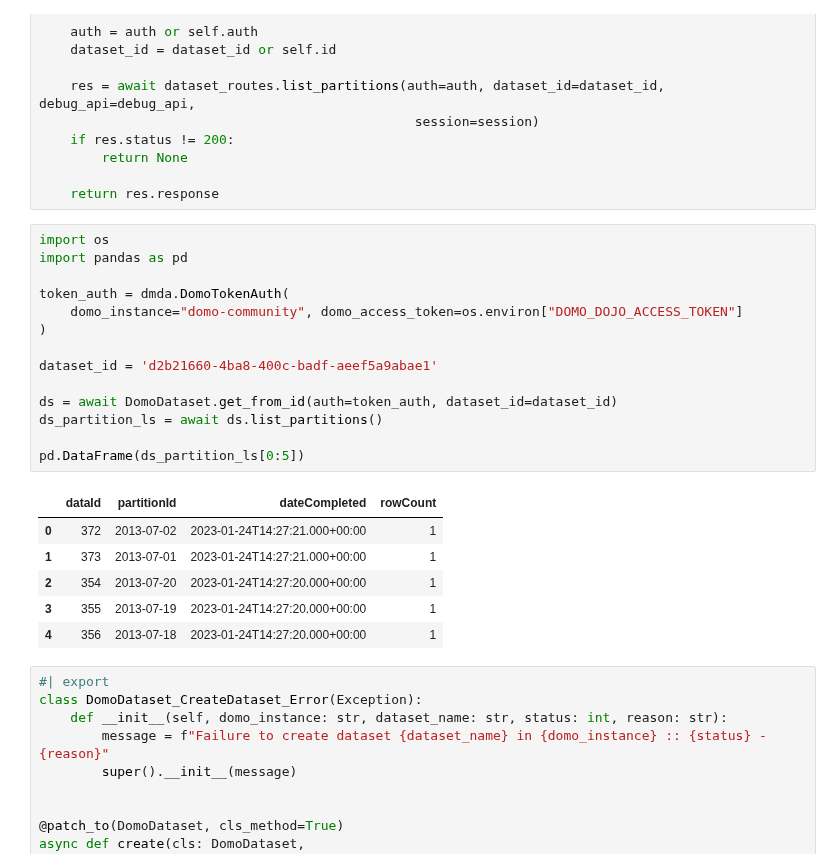
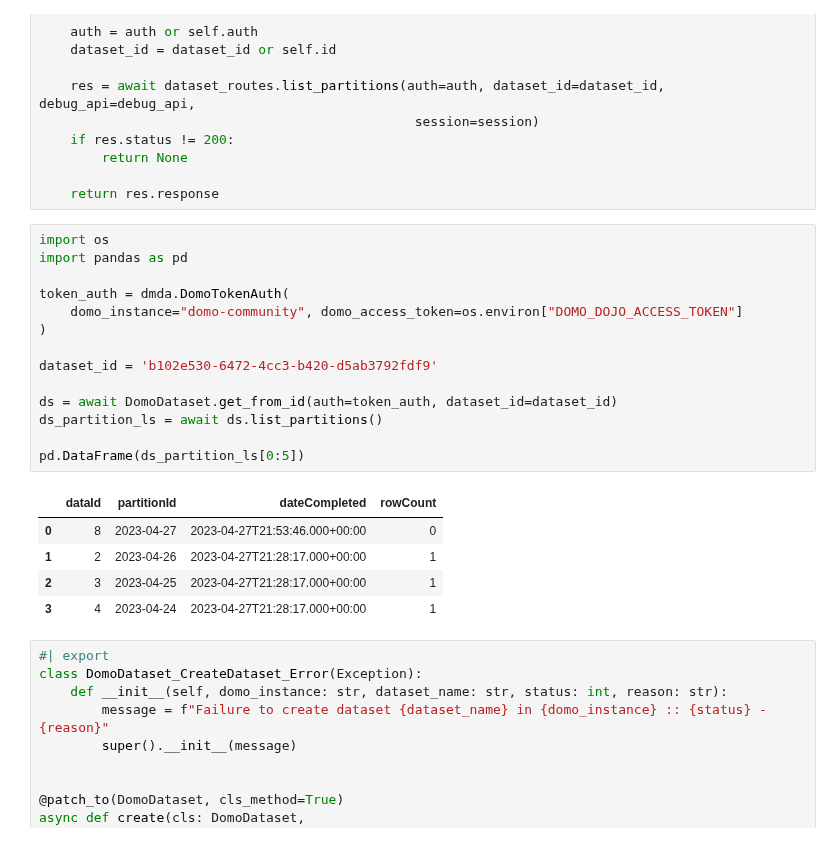
Before and after one commit to jaewilson07/domo_library, a Jupyter notebook: nbs/classes/50_DomoDataset.ipynb, the cells around one changed output. Drawn from its saved outputs; the diff is of its cells as text.

```diff
--- a/nbs/classes/50_DomoDataset.ipynb
+++ b/nbs/classes/50_DomoDataset.ipynb
@@ -916,24 +922,23 @@ async def list_partitions(self : DomoDataset,
 # %%
 import os
 import pandas as pd
 
 token_auth = dmda.DomoTokenAuth(
     domo_instance="domo-community", domo_access_token=os.environ["DOMO_DOJO_ACCESS_TOKEN"]
 )
 
-dataset_id = 'd2b21660-4ba8-400c-badf-aeef5a9abae1'
+dataset_id = 'b102e530-6472-4cc3-b420-d5ab3792fdf9'
 
 ds = await DomoDataset.get_from_id(auth=token_auth, dataset_id=dataset_id)
 ds_partition_ls = await ds.list_partitions()
 
 pd.DataFrame(ds_partition_ls[0:5])
 # %% [output]
 |  | dataId | partitionId | dateCompleted | rowCount |
-| 0 | 372 | 2013-07-02 | 2023-01-24T14:27:21.000+00:00 | 1 |
-| 1 | 373 | 2013-07-01 | 2023-01-24T14:27:21.000+00:00 | 1 |
-| 2 | 354 | 2013-07-20 | 2023-01-24T14:27:20.000+00:00 | 1 |
-| 3 | 355 | 2013-07-19 | 2023-01-24T14:27:20.000+00:00 | 1 |
-| 4 | 356 | 2013-07-18 | 2023-01-24T14:27:20.000+00:00 | 1 |
+| 0 | 8 | 2023-04-27 | 2023-04-27T21:53:46.000+00:00 | 0 |
+| 1 | 2 | 2023-04-26 | 2023-04-27T21:28:17.000+00:00 | 1 |
+| 2 | 3 | 2023-04-25 | 2023-04-27T21:28:17.000+00:00 | 1 |
+| 3 | 4 | 2023-04-24 | 2023-04-27T21:28:17.000+00:00 | 1 |
 # %%
 #| export
 class DomoDataset_CreateDataset_Error(Exception):
```
Also changed, not shown: parts of 11 cells of this notebook, 4 other files.
